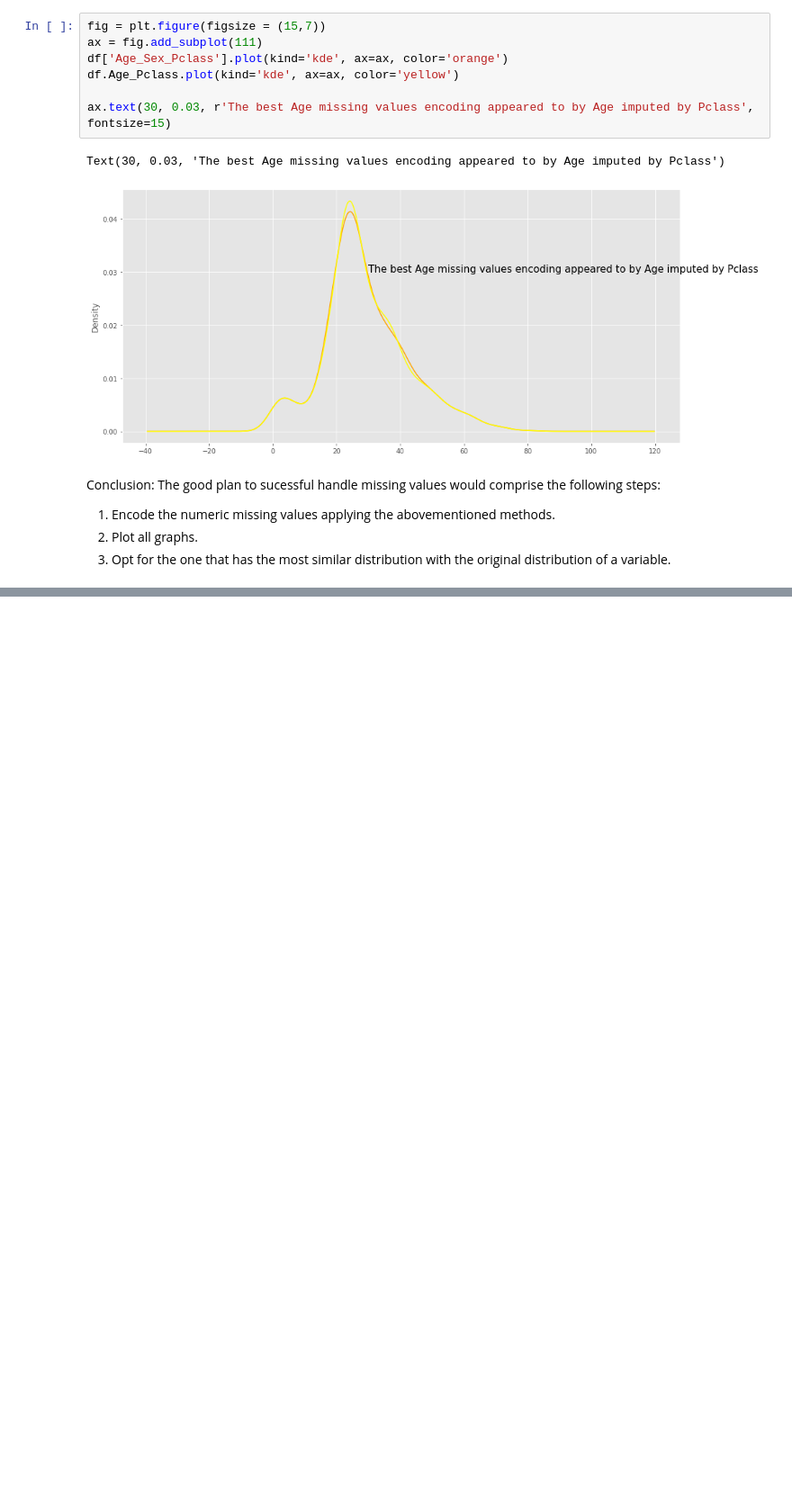
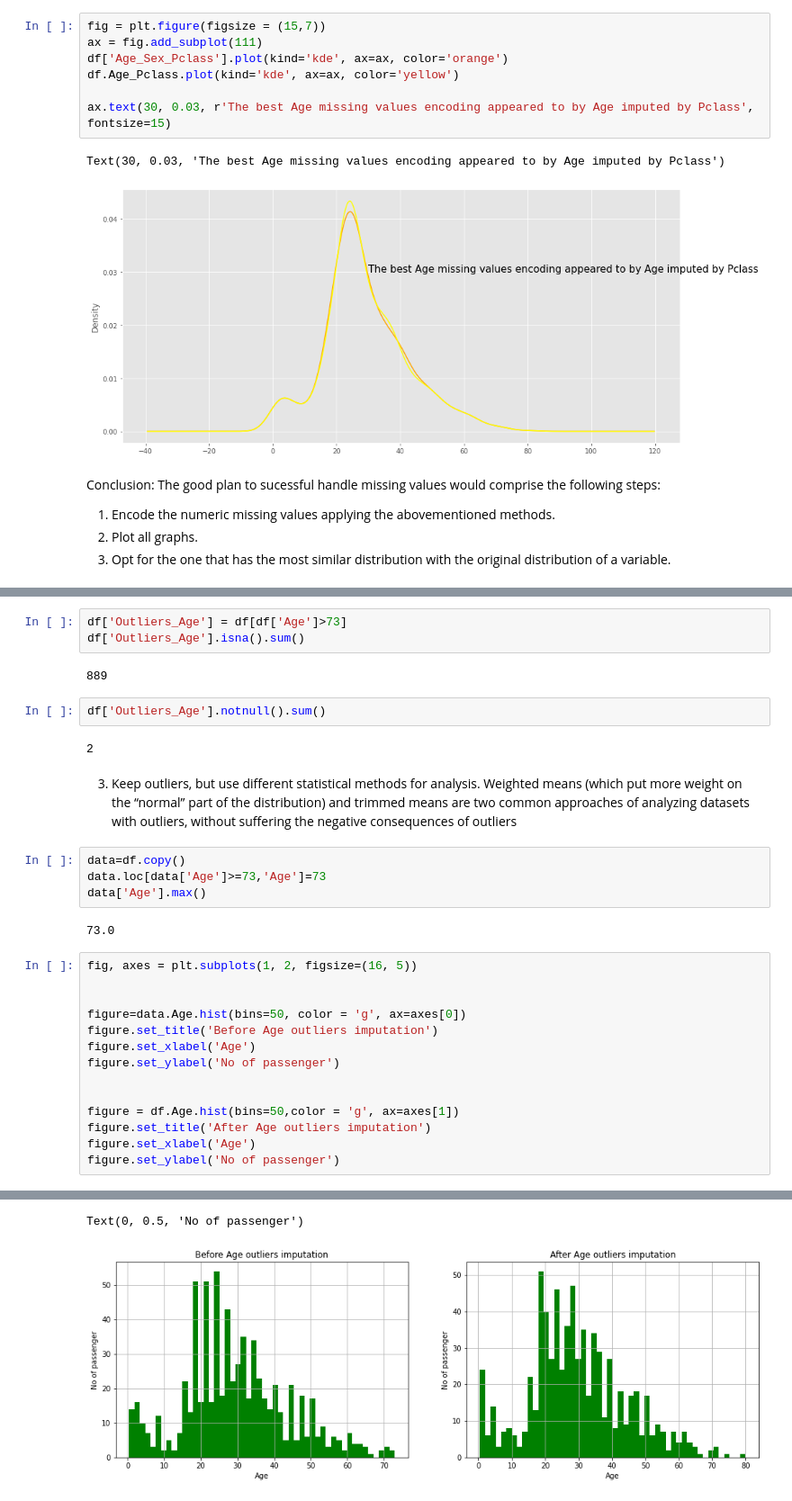
Before and after one commit to valera2042/Data-Cleaning-Missing-values, a Jupyter notebook: Data cleaning _ Missing values.ipynb, the cells around one changed output, grey strips where cells are left out. Shown at 90% size. Drawn from its saved outputs; the diff is of its cells as text; blank space fills up the shorter version.

```diff
--- a/Data cleaning _ Missing values.ipynb
+++ b/Data cleaning _ Missing values.ipynb
@@ -523,0 +648,33 @@ The good plan to sucessful handle missing values would comprise the following st
+# %%
+df['Outliers_Age'] = df[df['Age']>73]
+df['Outliers_Age'].isna().sum()
+# %% [output]
+889
+# %%
+df['Outliers_Age'].notnull().sum()
+# %% [output]
+2
+# %% [markdown]
+
+3. Keep outliers, but use different statistical methods for analysis. Weighted means (which put more weight on the “normal” part of the distribution) and trimmed means are two common approaches of analyzing datasets with outliers, without suffering the negative consequences of outliers
+# %%
+data=df.copy()
+data.loc[data['Age']>=73,'Age']=73
+data['Age'].max()
+# %% [output]
+73.0
+# %%
+fig, axes = plt.subplots(1, 2, figsize=(16, 5))
+
+
+figure=data.Age.hist(bins=50, color = 'g', ax=axes[0])
+figure.set_title('Before Age outliers imputation')
+figure.set_xlabel('Age')
+figure.set_ylabel('No of passenger')
+
+
+figure = df.Age.hist(bins=50,color = 'g', ax=axes[1])
+figure.set_title('After Age outliers imputation')
+figure.set_xlabel('Age')
+figure.set_ylabel('No of passenger')
+# %% [output]
@@ -523,0 +682,2 @@ The good plan to sucessful handle missing values would comprise the following st
+Text(0, 0.5, 'No of passenger')
+[figure, added]
```
Also changed, not shown: parts of 27 cells of this notebook.
